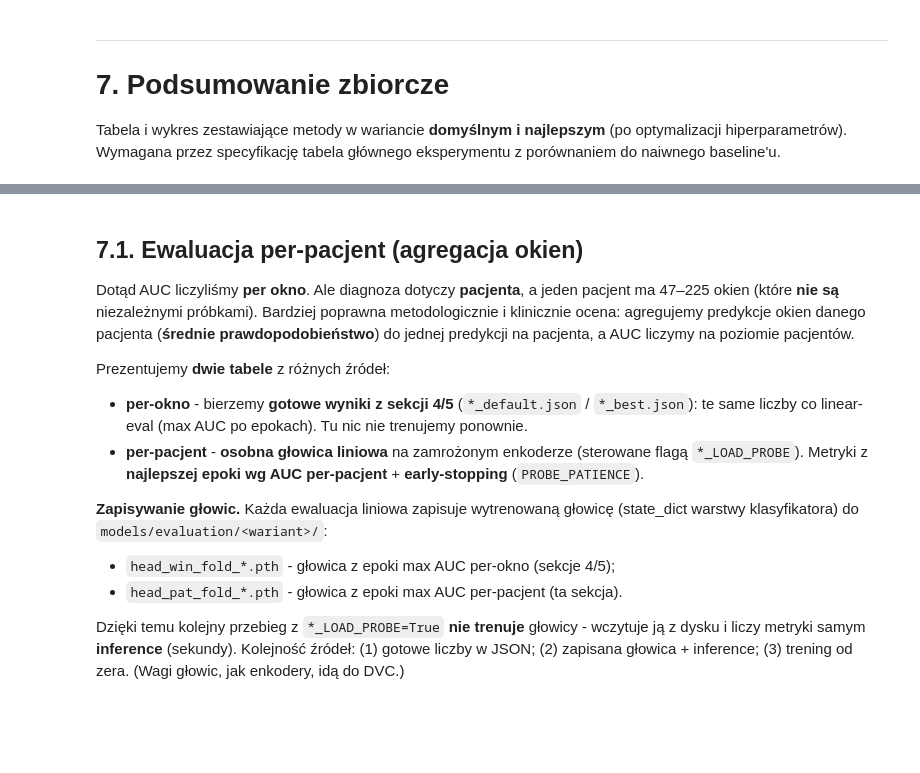
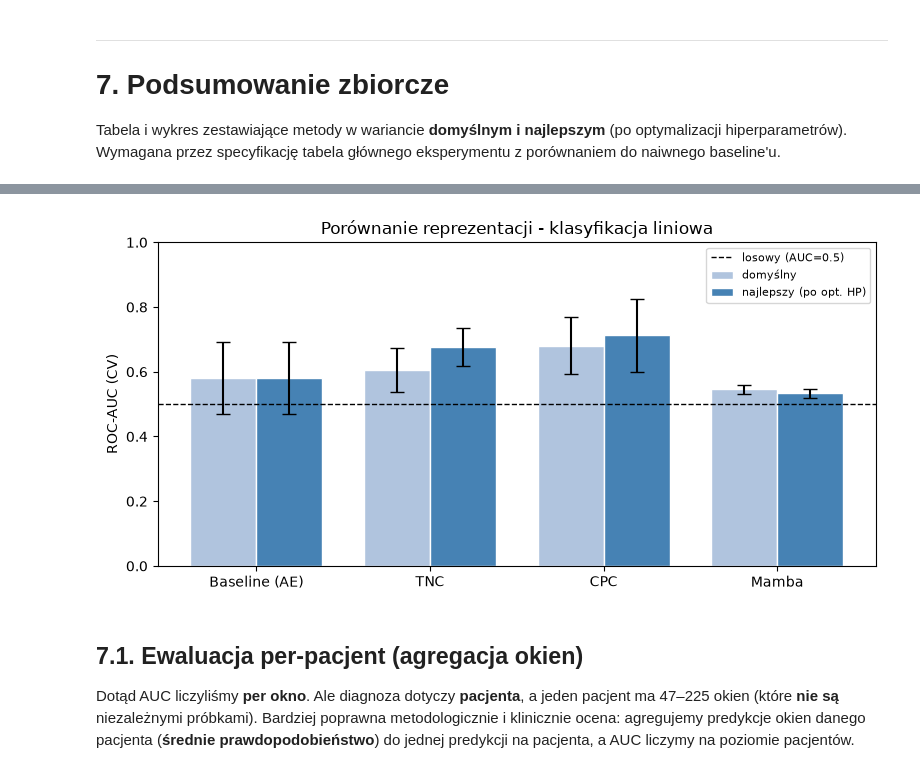
Before and after one commit to Filpus/Alzheimer-classifier, a Jupyter notebook: notebooks/Final_Report.ipynb, the cells around one changed output, grey strips where cells are left out. Drawn from its saved outputs; the diff is of its cells as text; code cells hidden in the pictures; blank space fills up the shorter version.

```diff
--- a/notebooks/Final_Report.ipynb
+++ b/notebooks/Final_Report.ipynb
@@ -563,31 +693,26 @@ summary
 # %%
 names    = ['Baseline (AE)', 'TNC', 'CPC', 'Mamba']
 auc_def  = [np.mean(ae_auc), np.mean(tnc_auc), np.mean(cpc_auc), np.mean(mamba_auc)]
 std_def  = [np.std(ae_auc),  np.std(tnc_auc),  np.std(cpc_auc),  np.std(mamba_auc)]
 auc_best = [np.mean(ae_auc), np.mean(tnc_best_auc), np.mean(cpc_best_auc), np.mean(mamba_best_auc)]
 std_best = [np.std(ae_auc),  np.std(tnc_best_auc),  np.std(cpc_best_auc),  np.std(mamba_best_auc)]
 x = np.arange(len(names)); w = 0.38
 plt.figure(figsize=(8, 4))
 plt.bar(x - w/2, auc_def,  w, yerr=std_def,  capsize=5, label='domyślny', color='lightsteelblue', edgecolor='white')
 plt.bar(x + w/2, auc_best, w, yerr=std_best, capsize=5, label='najlepszy (po opt. HP)', color='steelblue', edgecolor='white')
 plt.axhline(0.5, ls='--', c='k', lw=1, label='losowy (AUC=0.5)')
-plt.xticks(x, names); plt.ylabel('ROC-AUC (CV)'); plt.ylim(0, 1)
-plt.title('Porównanie reprezentacji - klasyfikacja liniowa'); plt.legend(fontsize=8)
-plt.tight_layout(); plt.show()
+plt.xticks(x, names)
+plt.ylabel('ROC-AUC (CV)'); plt.ylim(0, 1)
+plt.title('Porównanie reprezentacji - klasyfikacja liniowa')
+plt.legend(fontsize=8)
+plt.tight_layout()
+plt.show()
+# %% [output]
+[figure, added]
-# %% [markdown]
-## 7.1. Ewaluacja per-pacjent (agregacja okien)
-
-Dotąd AUC liczyliśmy **per okno**. Ale diagnoza dotyczy **pacjenta**, a jeden pacjent ma 47–225 okien (które **nie są** niezależnymi próbkami). Bardziej poprawna metodologicznie i klinicznie ocena: agregujemy predykcje okien danego pacjenta (**średnie prawdopodobieństwo**) do jednej predykcji na pacjenta, a AUC liczymy na poziomie pacjentów.
-
-Prezentujemy **dwie tabele** z różnych źródeł:
-- **per-okno** - bierzemy **gotowe wyniki z sekcji 4/5** (`*_default.json` / `*_best.json`): te same liczby co linear-eval (max AUC po epokach). Tu nic nie trenujemy ponownie.
-- **per-pacjent** - **osobna głowica liniowa** na zamrożonym enkoderze (sterowane flagą `*_LOAD_PROBE`). Metryki z **najlepszej epoki wg AUC per-pacjent** + **early-stopping** (`PROBE_PATIENCE`).
-
-**Zapisywanie głowic.** Każda ewaluacja liniowa zapisuje wytrenowaną głowicę (state_dict warstwy klasyfikatora) do `models/evaluation/<wariant>/`:
-- `head_win_fold_*.pth` - głowica z epoki max AUC per-okno (sekcje 4/5);
-- `head_pat_fold_*.pth` - głowica z epoki max AUC per-pacjent (ta sekcja).
-
-Dzięki temu kolejny przebieg z `*_LOAD_PROBE=True` **nie trenuje** głowicy - wczytuje ją z dysku i liczy metryki samym **inference** (sekundy). Kolejność źródeł: (1) gotowe liczby w JSON; (2) zapisana głowica + inference; (3) trening od zera. (Wagi głowic, jak enkodery, idą do DVC.)
+# %% [markdown]
+## 7.1. Ewaluacja per-pacjent (agregacja okien)
+
+Dotąd AUC liczyliśmy **per okno**. Ale diagnoza dotyczy **pacjenta**, a jeden pacjent ma 47–225 okien (które **nie są** niezależnymi próbkami). Bardziej poprawna metodologicznie i klinicznie ocena: agregujemy predykcje okien danego pacjenta (**średnie prawdopodobieństwo**) do jednej predykcji na pacjenta, a AUC liczymy na poziomie pacjentów.
 # %%
 # Ewaluacja per-pacjent: logika (trening/inference glowicy 'pat', early-stopping, cache)
 # jest w src/evaluation/per_patient.py. Tu tylko zbieramy wyniki do dwoch tabel.
```
Also changed, not shown: parts of 42 cells of this notebook, 25 other files.
